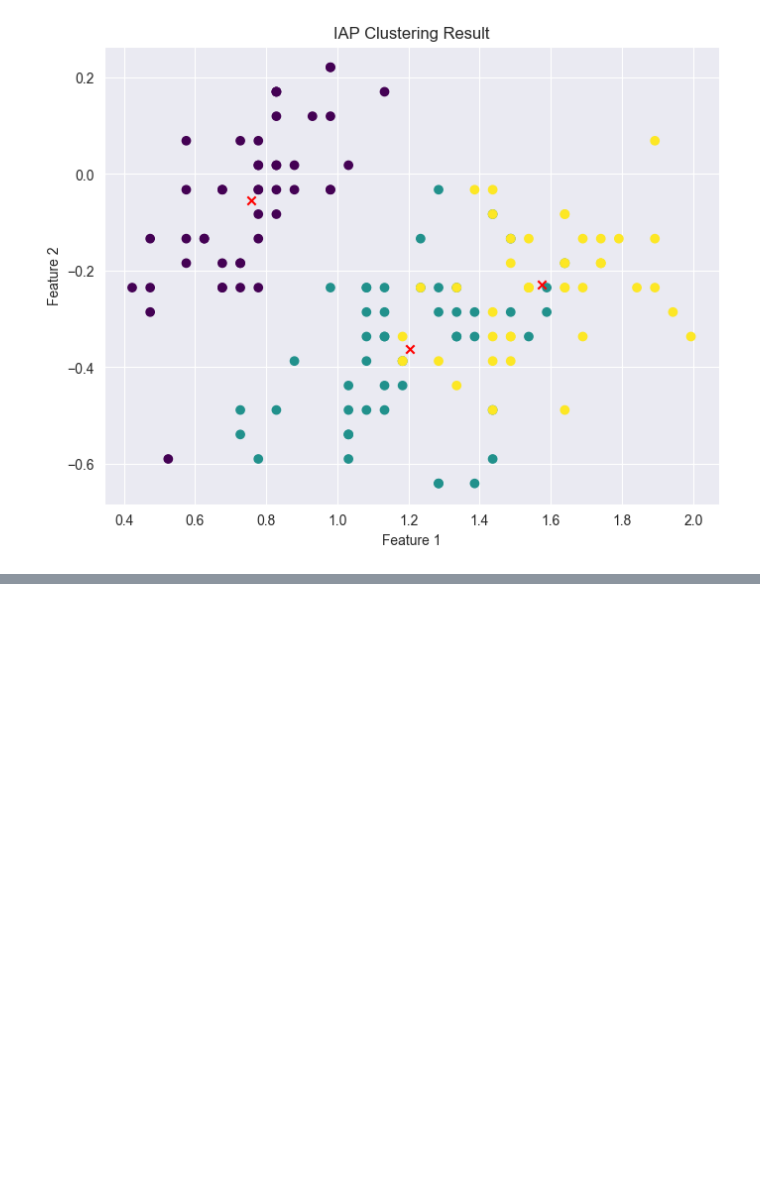
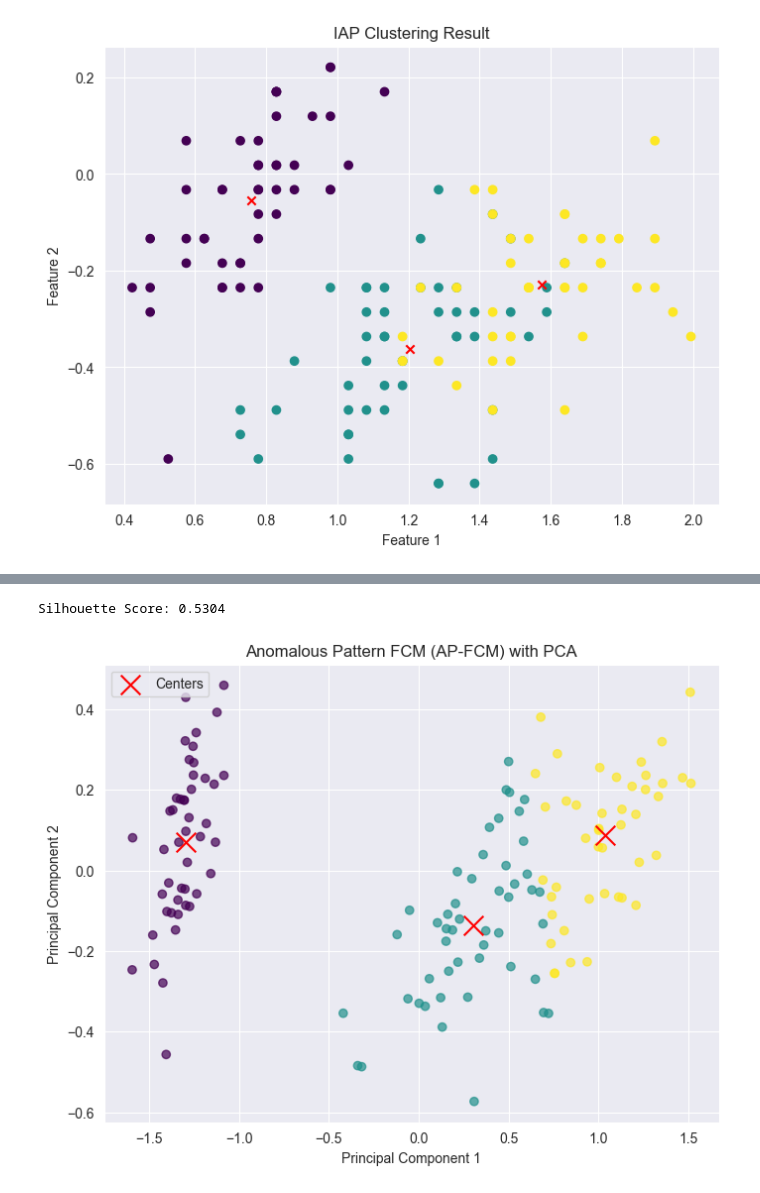
Before and after one commit to wumengyuu/PAD, a Jupyter notebook: FCM.ipynb, the cells around one changed output, grey strips where cells are left out. Saved outputs shown, nothing was run; the diff lists cells and outputs as text; code cells hidden in the pictures; blank space fills up the shorter version.

```diff
--- a/FCM.ipynb
+++ b/FCM.ipynb
@@ -141,0 +189,32 @@ Silhouette Score: 0.530396358128612
+# %%
+# ---- Apply IAP Clustering ----
+c = 3  # Number of clusters
+m = 2  # Fuzziness degree
+error = 0.005  # Stop condition
+maxiter = 1000  # Max iterations
+
+cntr_init, _, X_clean = IAP_clustering(X_scaled, c, m, error, maxiter)
+# %%
+# Assign clusters based on max membership
+cluster_labels = np.argmax(u, axis=0)
+
+# Calculate silhouette score
+sil_score = silhouette_score(X_clean, cluster_labels)
+print(f'Silhouette Score: {sil_score:.4f}')
+# %% [output]
+Silhouette Score: 0.5304
+# %%
+# ---- PCA for Visualization ----
+pca = PCA(n_components=2)
+X_pca = pca.fit_transform(X_clean)
+
+plt.figure(figsize=(8, 6))
+plt.scatter(X_pca[:, 0], X_pca[:, 1], c=cluster_labels, cmap='viridis', alpha=0.7)
+plt.scatter(pca.transform(cntr)[:, 0], pca.transform(cntr)[:, 1], c='red', marker='x', s=200, label='Centers')
+plt.title('Anomalous Pattern FCM (AP-FCM) with PCA')
+plt.xlabel('Principal Component 1')
+plt.ylabel('Principal Component 2')
+plt.legend()
+plt.show()
+# %% [output]
+[figure, added]
```
Also changed, not shown: parts of 6 cells of this notebook.
